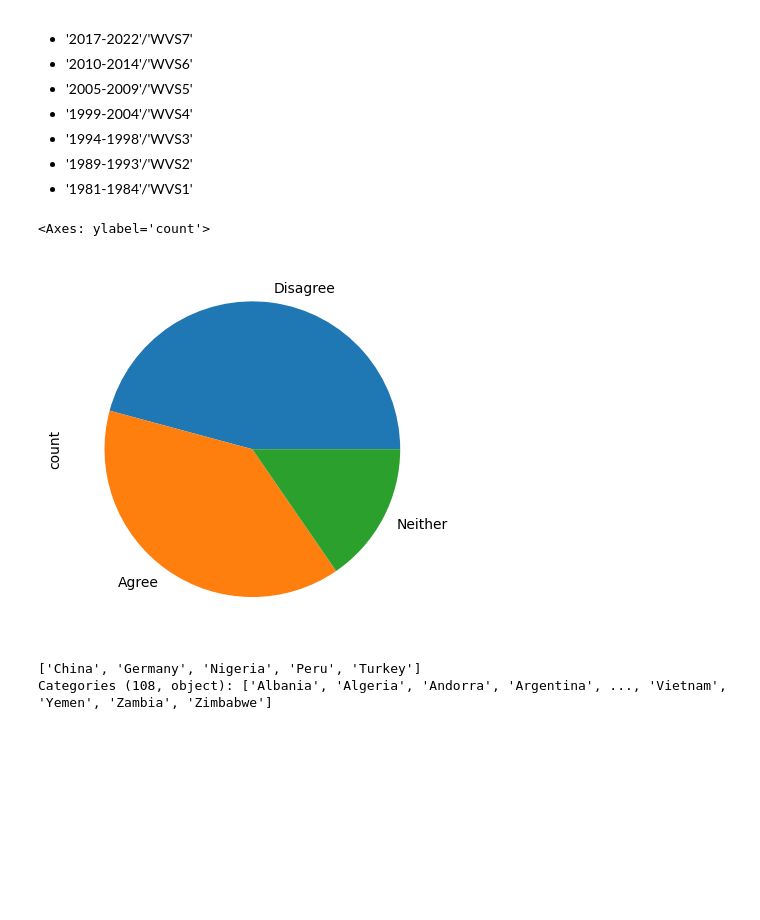
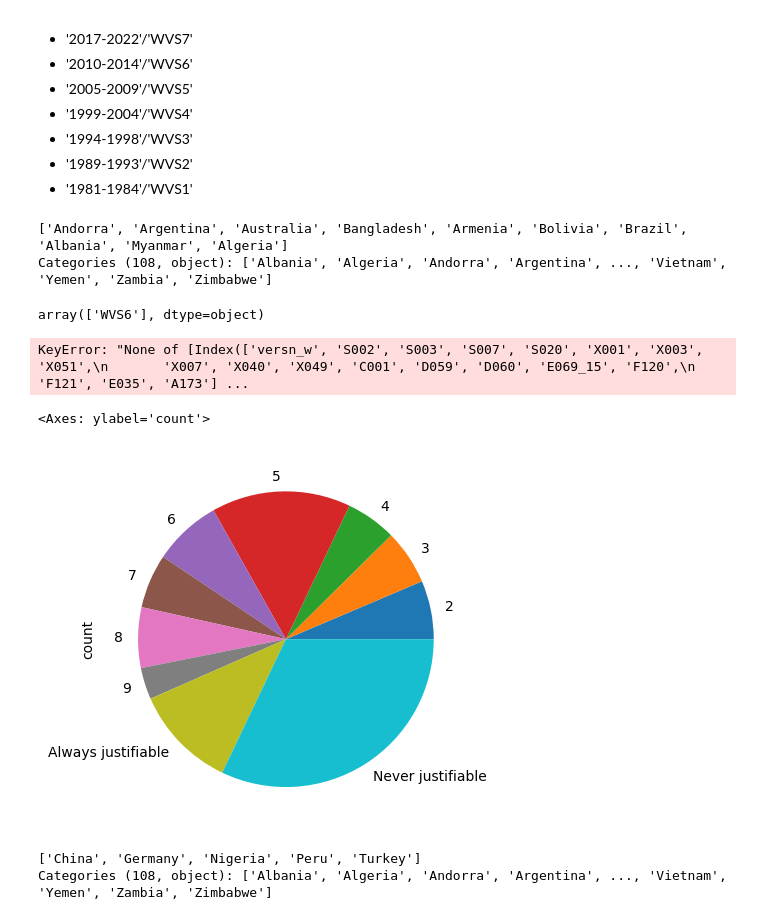
Before and after one commit to BeTheMaster/WorldGenderValues, a Jupyter notebook: src/View_WVS.ipynb, the cells around one changed output. Cells and saved outputs as stored; diff of their text form; code cells hidden in the pictures; blank space fills up the shorter version.

```diff
--- a/src/View_WVS.ipynb
+++ b/src/View_WVS.ipynb
@@ -92,10 +92,19 @@ Waves (S002/versn_w):
 - '1994-1998'/'WVS3'
 - '1989-1993'/'WVS2'
 - '1981-1984'/'WVS1'
+# %%
+dfWVS.S003.unique()[ : 10]
+# %% [output]
+['Andorra', 'Argentina', 'Australia', 'Bangladesh', 'Armenia', 'Bolivia', 'Brazil', 'Albania', 'Myanmar', 'Algeria']
+Categories (108, object): ['Albania', 'Algeria', 'Andorra', 'Argentina', ..., 'Vietnam', 'Yemen', 'Zambia', 'Zimbabwe']
+# %%
+dfWVS[(dfWVS.S003=='Yemen')].versn_w.unique()
+# %% [output]
+array(['WVS6'], dtype=object)
 # %%
 #examples filtering
 listCountries = ['Germany','China','Turkey','Nigeria','Peru']
-listWaves = ['WVS3','WVS5','WVS6','WVS7']
+listWaves = ['WVS3','WVS4','WVS5','WVS6','WVS7']
 
 dfWVSFilterd = dfWVS[(dfWVS.versn_w.isin(listWaves)) & (dfWVS.S003.isin(listCountries))]
 
@@ -114,12 +123,14 @@ dfWVSFilterd = dfWVSFilterd.rename(columns=mapColumns)
 listGenderQuestions=[mapColumns.get(n, n) for n in listGenderQuestions]
 listDemographicQuestions=[mapColumns.get(n, n) for n in listDemographicQuestions]
 listIDColummns=[mapColumns.get(n, n) for n in listIDColummns]
+# %% [output]
+KeyError: "None of [Index(['versn_w', 'S002', 'S003', 'S007', 'S020', 'X001', 'X003', 'X051',\n       'X007', 'X040', 'X049', 'C001', 'D059', 'D060', 'E069_15', 'F120',\n       'F121', 'E035', 'A173'] ...
 # %%
-dfQuerry=dfWVSFilterd[(dfWVSFilterd.country=='Germany')&(dfWVSFilterd.wave=="WVS4")]
-dfWVSFilterd['job right'].value_counts().plot(kind='pie')
+dfQuerry=dfWVSFilterd[(dfWVSFilterd.country=='Peru')&(dfWVSFilterd.wave=="WVS7")]
+dfWVSFilterd['divorce'].value_counts().sort_index().plot(kind='pie')# labels=['Always justifiable','2','3','4','5','6','7','8','9','Never justifiable'])
 # %% [output]
 <Axes: ylabel='count'>
-[figure, old version]
+[figure, new version]
 # %%
 dfWVSFilterd['country'].unique()
 # %% [output]
```
Also changed, not shown: parts of 1 cell of this notebook, 2 other files.
